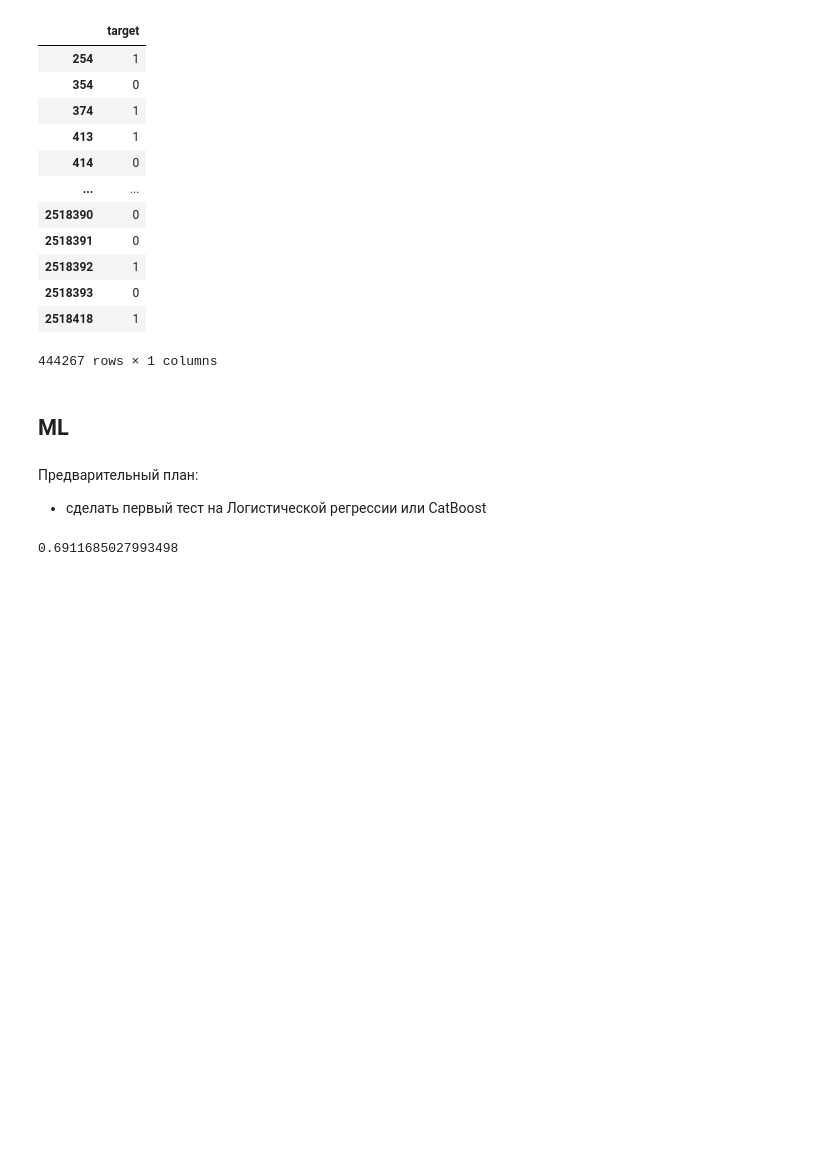
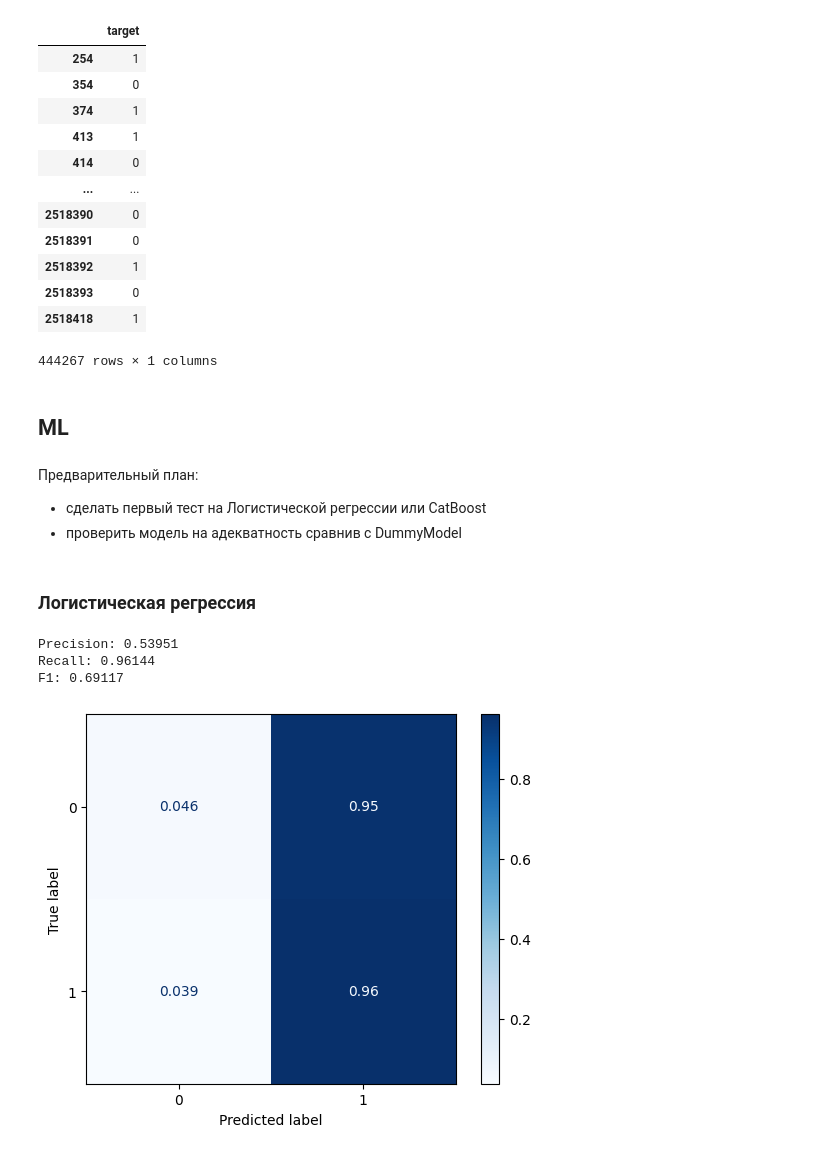
Before and after one commit to Danspers/Samokat.tech-Matching, a Jupyter notebook: Samokat.tech-Matching.ipynb, the cells around one changed output. Drawn from its saved outputs; the diff is of its cells as text; code cells hidden in the pictures; blank space fills up the shorter version.

```diff
--- a/Samokat.tech-Matching.ipynb
+++ b/Samokat.tech-Matching.ipynb
@@ -766,13 +768,23 @@ display(train_Y.to_frame())
 # %% [markdown]
 Предварительный план:
 - сделать первый тест на Логистической регрессии или CatBoost
+- проверить модель на адекватность сравнив с DummyModel
 # %%
-train_X, valid_X, train_Y, valid_Y = train_test_split(train_X, train_Y, test_size=0.1, stratify=train_Y, random_state=RANDOM_STATE)
+train_X, valid_X, train_Y, valid_Y = train_test_split(train_X, train_Y,
+                                                      test_size=0.15,
+                                                      stratify=train_Y,
+                                                      random_state=RANDOM_STATE)
+# %% [markdown]
+### Логистическая регрессия
 # %%
-model = LogisticRegression(random_state=RANDOM_STATE)
-model.fit(train_X, train_Y)
-valid_pred = model.predict(valid_X)
+model_LR = LogisticRegression(max_iter=1000, random_state=RANDOM_STATE)
+model_LR.fit(train_X, train_Y)
+valid_pred = model_LR.predict(valid_X)
 
-print(f1_score(valid_Y, valid_pred))
+print('Precision: {:.5}'.format(precision_score(valid_Y, valid_pred)))
+print('Recall: {:.5}'.format(recall_score(valid_Y, valid_pred)))
+print('F1: {:.5}'.format(f1_score(valid_Y, valid_pred)))
 # %% [output]
-0.6911685027993498
+Precision: 0.53951
+Recall: 0.96144
+F1: 0.69117
@@ -778,0 +803,5 @@ print(f1_score(valid_Y, valid_pred))
+# %%
+# матрица ошибок
+ConfusionMatrixDisplay.from_predictions(valid_Y, valid_pred, cmap=plt.cm.Blues, normalize='true');
+# %% [output]
+[figure, added]
```
Also changed, not shown: parts of 12 cells of this notebook.
